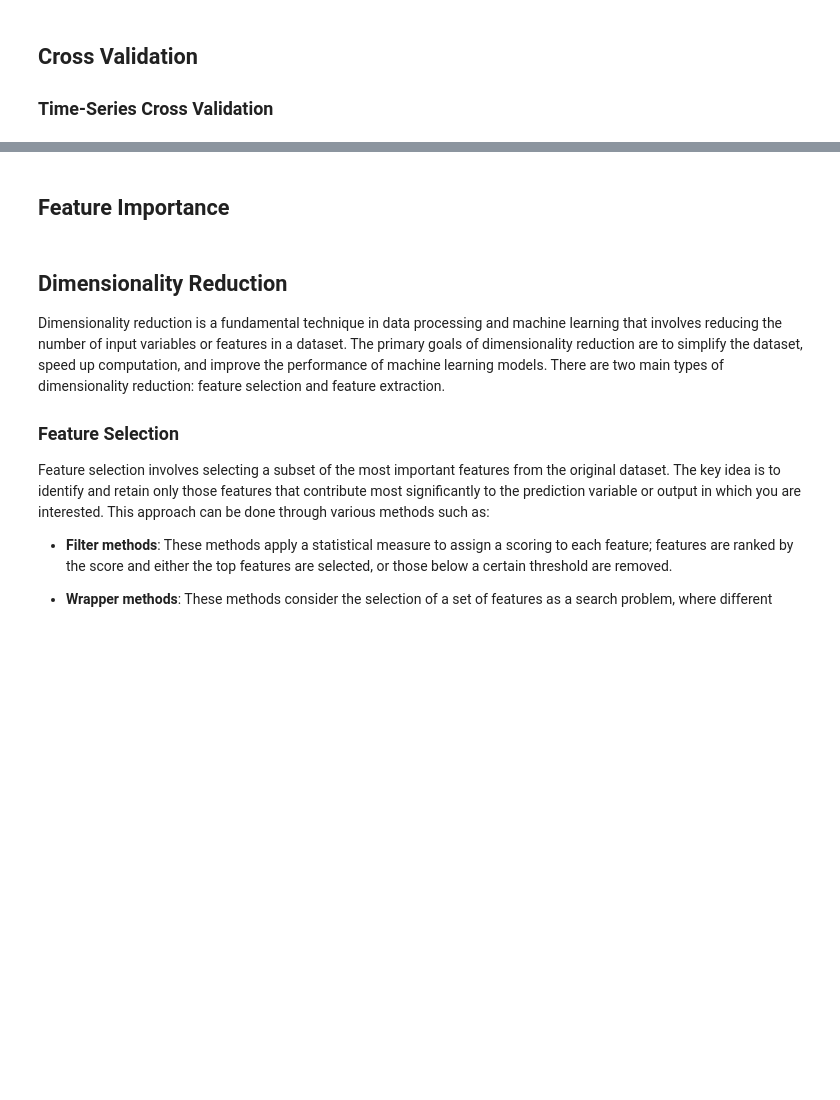
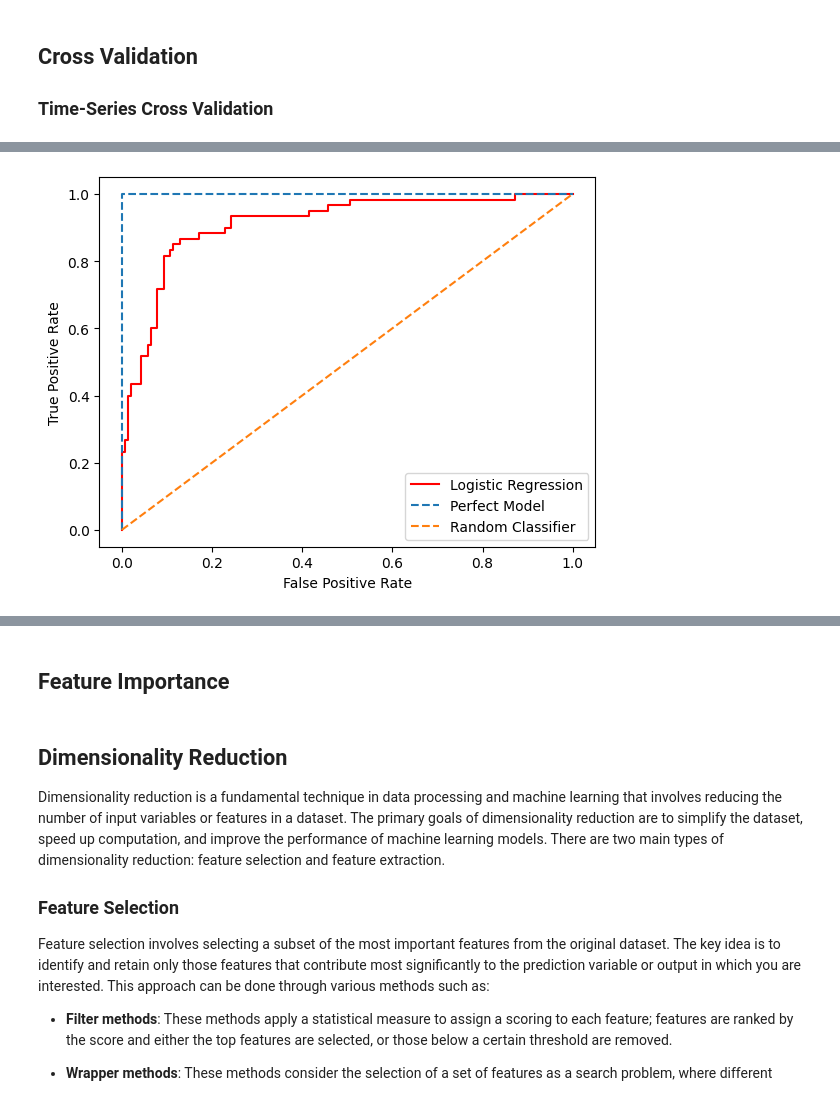
Before and after one commit to gabrielbohnen/intro-to-python, a Jupyter notebook: week6/week6.ipynb, the cells around one changed output, grey strips where cells are left out. Saved outputs shown, nothing was run; the diff lists cells and outputs as text; code cells hidden in the pictures; blank space fills up the shorter version.

```diff
--- a/week6/week6.ipynb
+++ b/week6/week6.ipynb
@@ -88,0 +181,24 @@ $$
+# %%
+from sklearn.metrics import roc_curve, auc
+
+false_positive_rate, true_positive_rate, thresholds = roc_curve(y_test,y_probs)
+
+roc_auc = auc(false_positive_rate,true_positive_rate)
+
+#Random Classifier
+random_fpr = np.linspace(0,1,len(false_positive_rate))
+random_tpr = np.linspace(0,1,len(false_positive_rate))
+
+#Perfect Model
+perfect_fpr = [0,0,1]
+perfect_tpr = [0,1,1]
+
+plt.plot(false_positive_rate, true_positive_rate,label="Logistic Regression", color="red")
+plt.plot(perfect_fpr, perfect_tpr, label = "Perfect Model", linestyle="dashed")
+plt.plot(random_fpr,random_tpr, label="Random Classifier", linestyle="dashed")
+plt.xlabel("False Positive Rate")
+plt.ylabel("True Positive Rate")
+plt.legend()
+plt.show()
+# %% [output]
+[figure, added]
```
Also changed, not shown: parts of 16 cells of this notebook, 1 other file.
